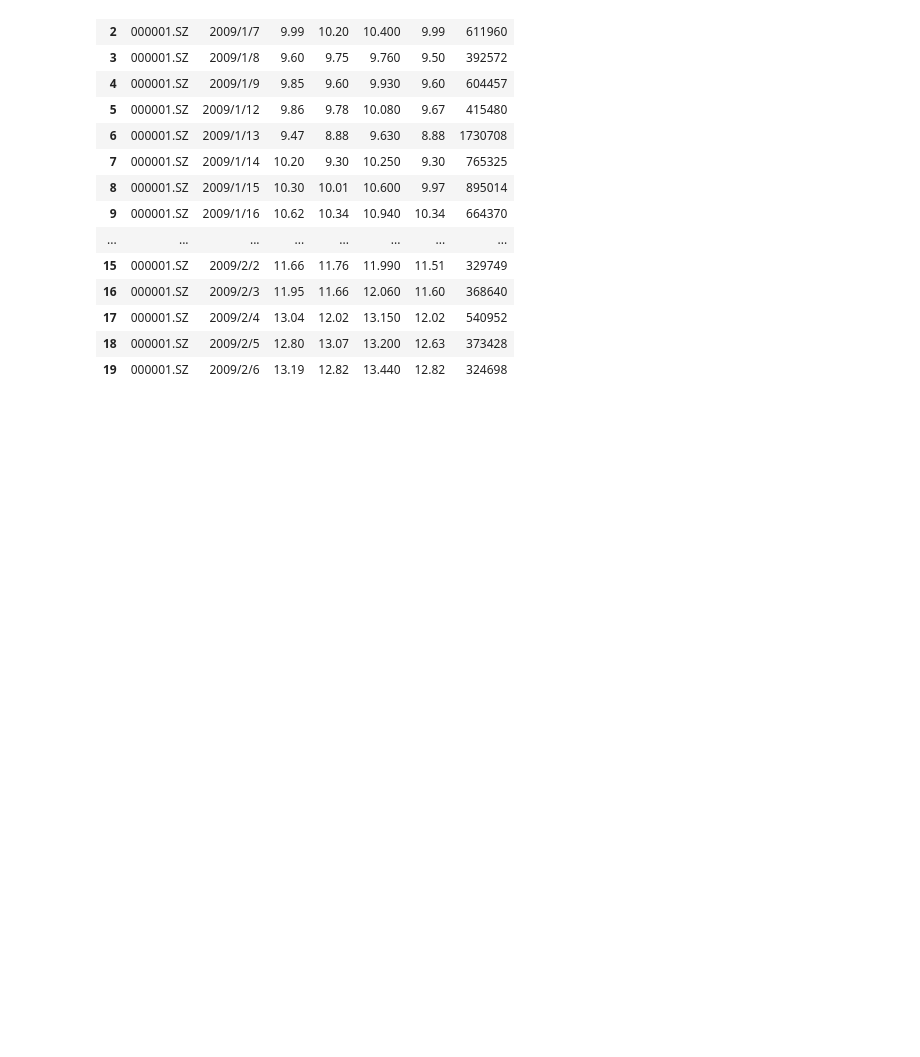
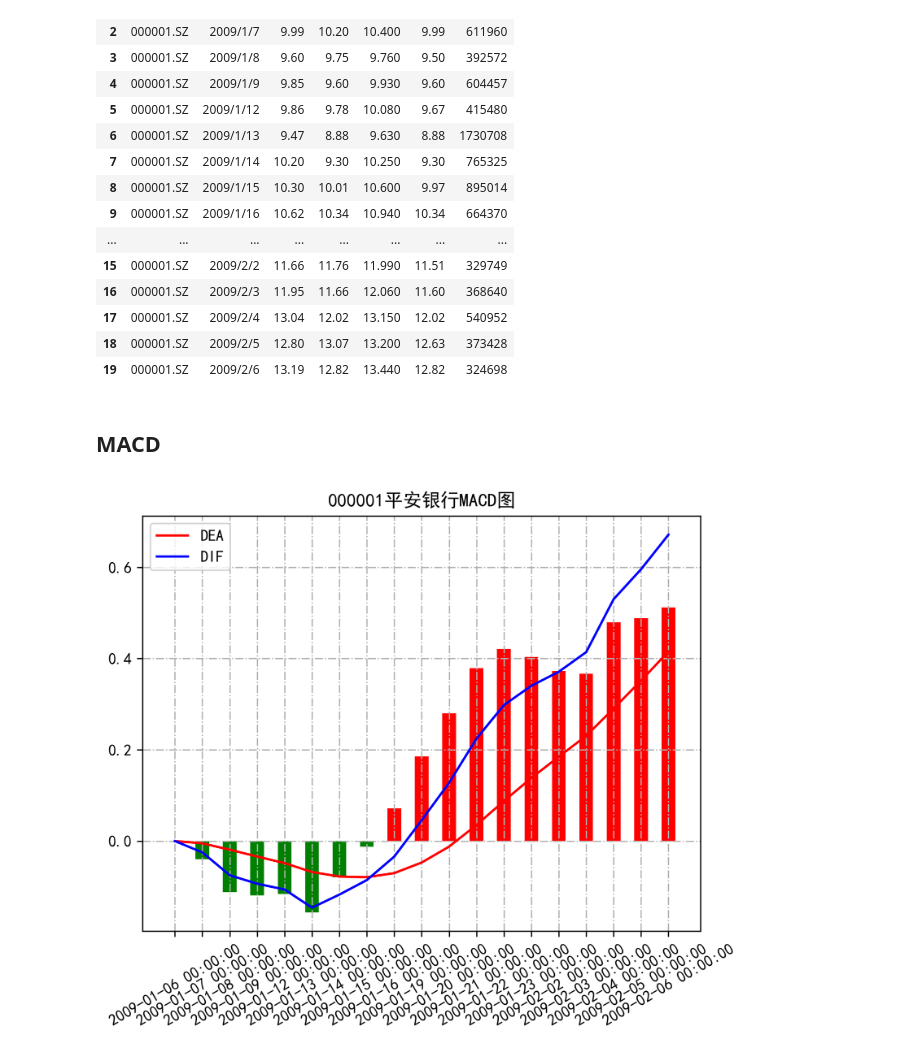
Before and after one commit to Voa1014/Quant_Study, a Jupyter notebook: main.ipynb, the cells around one changed output. Saved outputs shown, nothing was run; the diff lists cells and outputs as text; code cells hidden in the pictures; blank space fills up the shorter version.

Commit message:
1.0.5：MACD

```diff
--- a/main.ipynb
+++ b/main.ipynb
@@ -135,3 +144,51 @@ pd.read_csv('data.csv',names=['stock_id', 'date', 'close', 'open' ,'high', 'low'
 | 17 | 000001.SZ | 2009/2/4 | 13.04 | 12.02 | 13.150 | 12.02 | 540952 |
 | 18 | 000001.SZ | 2009/2/5 | 12.80 | 13.07 | 13.200 | 12.63 | 373428 |
 | 19 | 000001.SZ | 2009/2/6 | 13.19 | 12.82 | 13.440 | 12.82 | 324698 |
+# %% [markdown]
+## MACD
+# %%
+path = "data.csv"
+df = pd.read_csv(path)
+df.columns = ['stock_id', 'date', 'close','open', 'high','low','volume']
+df = df[['date', 'close','open', 'high','low','volume']]
+df['date'] = pd.to_datetime(df['date'])
+
+ema12 = df['close'].ewm(span=12, adjust=False).mean()
+ema26 = df['close'].ewm(span=26, adjust=False).mean()
+df['dif'] = ema12 - ema26
+df['dea'] = df['dif'].ewm(span=9, adjust=False).mean()
+df['macd'] = (df['dif'] - df['dea']) * 2
+
+plt.figure()
+df['dea'].plot(color = 'r', label='DEA')
+df['dif'].plot(color = 'blue', label='DIF')
+plt.legend(loc = 'best')
+
+pos_bar = []
+pos_index = []
+neg_bar = []
+neg_index = []
+
+for index, row in df.iterrows():
+    if row['macd'] > 0:
+        pos_bar.append(row['macd'])
+        pos_index.append(index)
+    else:
+        neg_bar.append(row['macd'])
+        neg_index.append(index)
+
+plt.bar(pos_index, pos_bar, width = 0.5, color = 'r')
+plt.bar(neg_index, neg_bar, width = 0.5, color = 'g')
+
+major_index = df.index[df.index]
+major_xticks = df['date'][df.index]
+plt.xticks(major_index, major_xticks)
+plt.setp(plt.gca().get_xticklabels(),rotation=30) # 设置当前图表 x 轴刻度标签的旋转角度
+
+plt.grid(linestyle='-.')
+plt.title("000001平安银行MACD图")
+plt.rcParams['axes.unicode_minus'] = False
+plt.rcParams['font.sans-serif'] = ['SimHei']
+plt.show()
+# %% [output]
+[figure, added]
```
Also changed, not shown: parts of 2 cells of this notebook, 1 other file.
